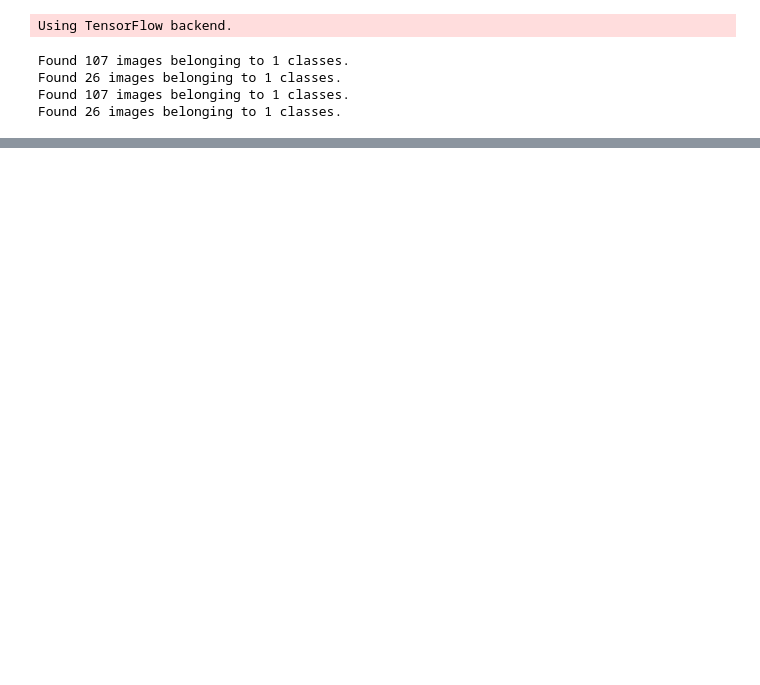
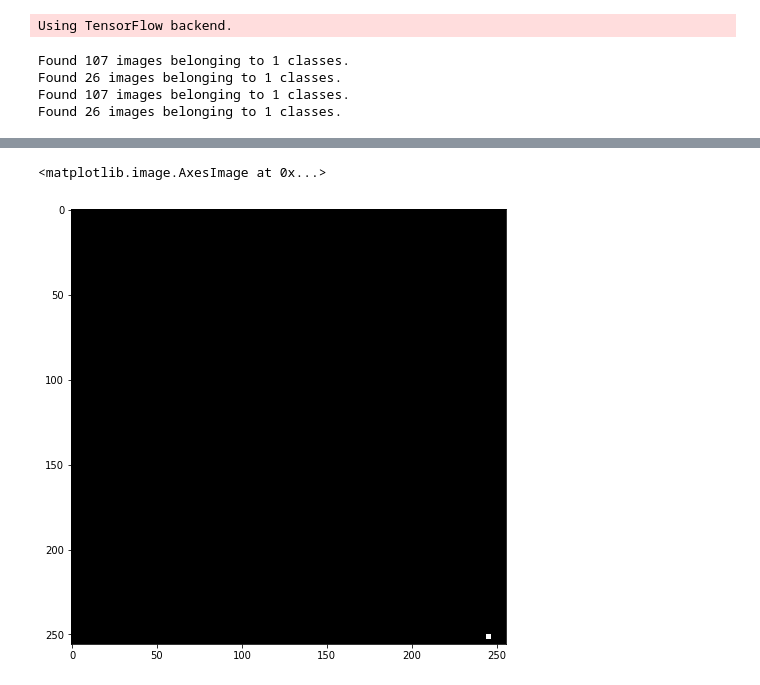
Before and after one commit to OrenChikli/Cherry_stem, a Jupyter notebook: work/unet_train.ipynb, the cells around one changed output, grey strips where cells are left out. Saved outputs shown, nothing was run; the diff lists cells and outputs as text; code cells hidden in the pictures; blank space fills up the shorter version.

```diff
--- a/work/unet_train.ipynb
+++ b/work/unet_train.ipynb
@@ -97,0 +139,8 @@ plt.imshow(cv2.cvtColor(test_img, cv2.COLOR_BGR2RGB))
+# %%
+kernel1 = np.ones((3,3),np.uint8)
+opening = cv2.morphologyEx(test_mask, cv2.MORPH_OPEN, kernel1)
+plt.figure(figsize=(8,8))
+plt.imshow(opening,cmap='gray')
+# %% [output]
+<matplotlib.image.AxesImage at 0x...>
+[figure, added]
```
Also changed, not shown: parts of 13 cells of this notebook, 4 other files.
